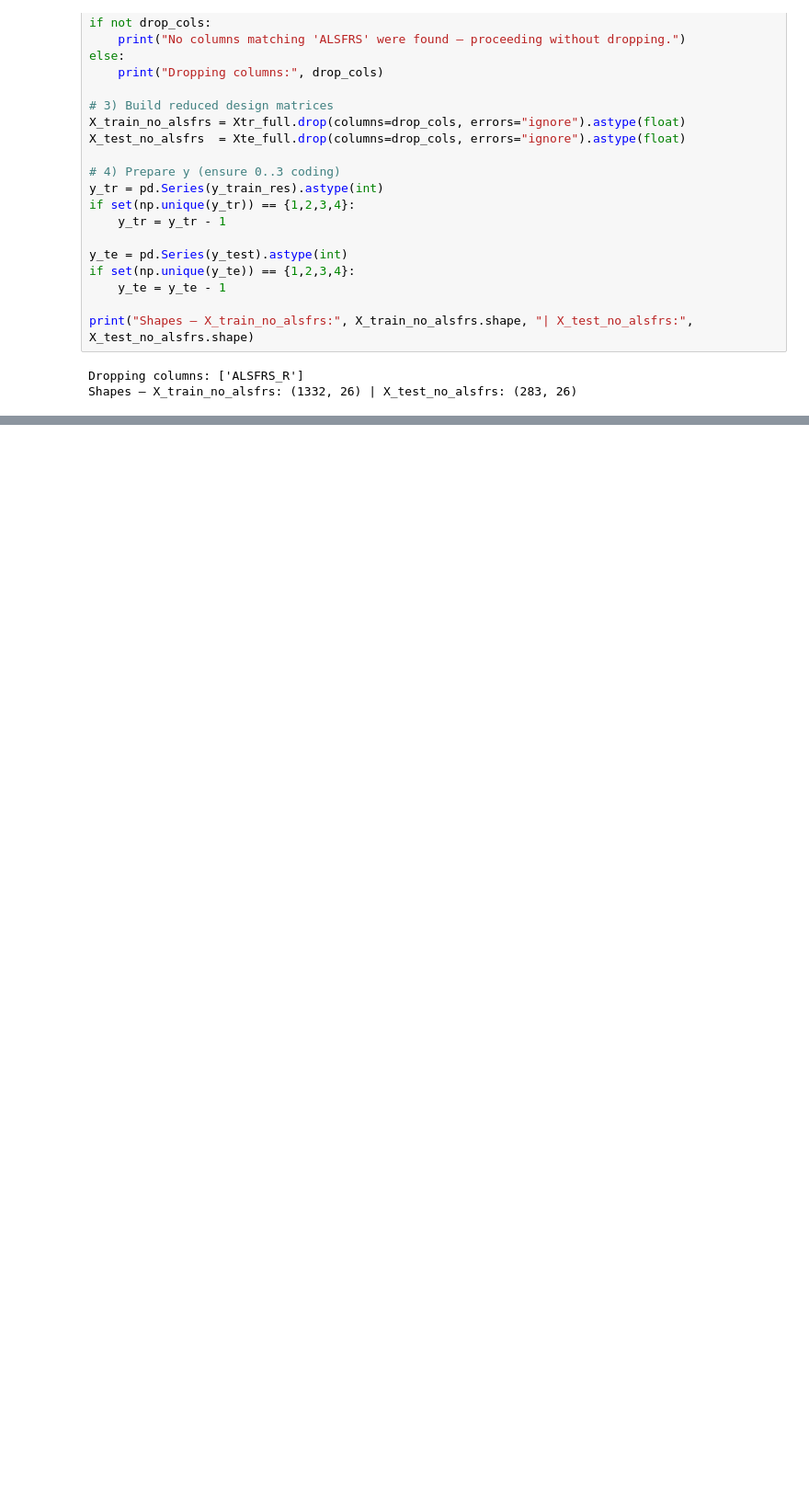
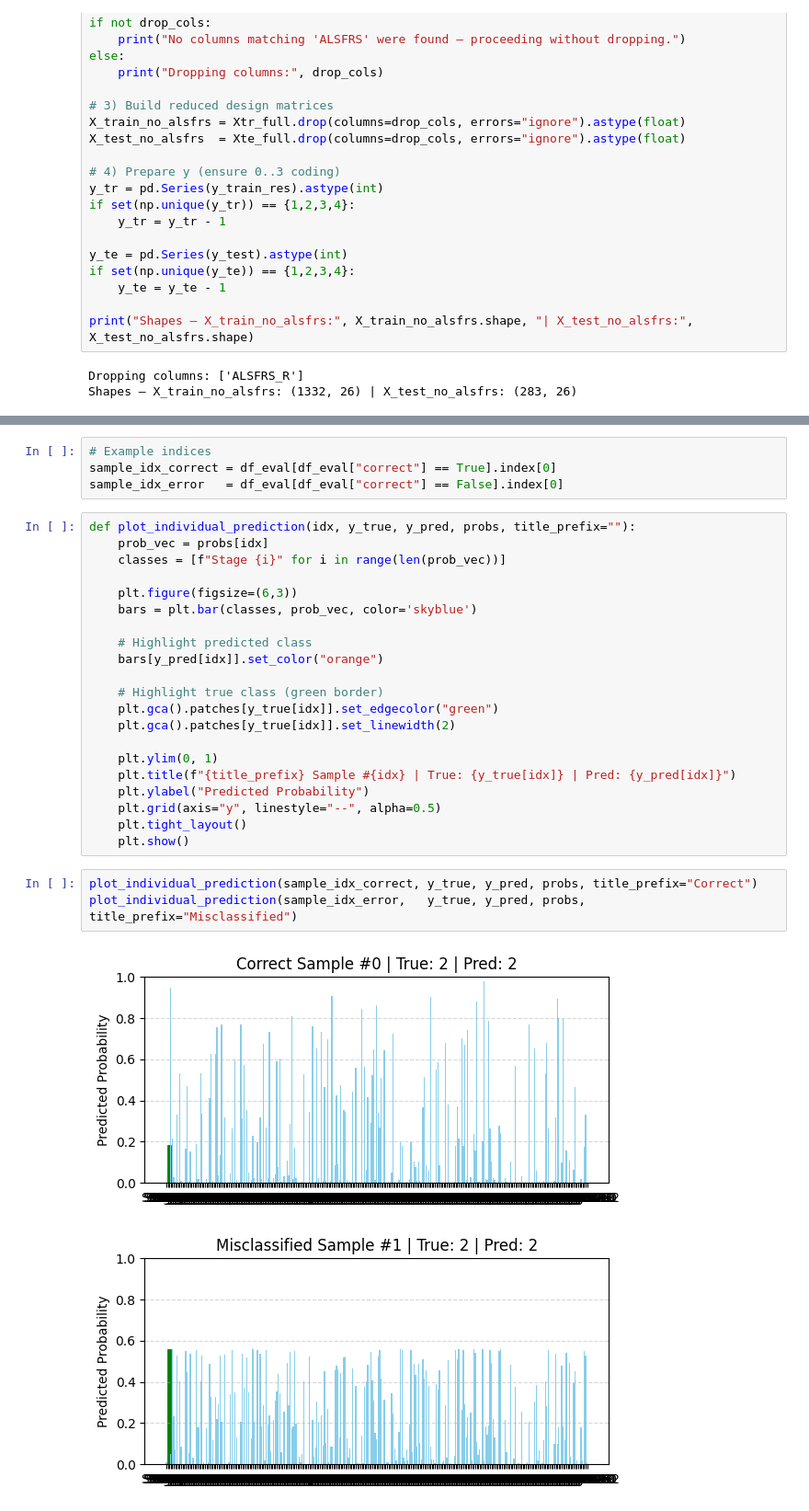
Before and after one commit to FaridRash/Advance-Statistical-Learnin--Semester-3, a Jupyter notebook: Farid/Farid_GLM.ipynb, the cells around one changed output, grey strips where cells are left out. Shown at 92% size. Drawn from its saved outputs; the diff is of its cells as text; blank space fills up the shorter version.

```diff
--- a/Farid/Farid_GLM.ipynb
+++ b/Farid/Farid_GLM.ipynb
@@ -410,0 +546,31 @@ Df Model:                          26
+# %%
+# Example indices
+sample_idx_correct = df_eval[df_eval["correct"] == True].index[0]
+sample_idx_error   = df_eval[df_eval["correct"] == False].index[0]
+# %%
+def plot_individual_prediction(idx, y_true, y_pred, probs, title_prefix=""):
+    prob_vec = probs[idx]
+    classes = [f"Stage {i}" for i in range(len(prob_vec))]
+
+    plt.figure(figsize=(6,3))
+    bars = plt.bar(classes, prob_vec, color='skyblue')
+
+    # Highlight predicted class
+    bars[y_pred[idx]].set_color("orange")
+
+    # Highlight true class (green border)
+    plt.gca().patches[y_true[idx]].set_edgecolor("green")
+    plt.gca().patches[y_true[idx]].set_linewidth(2)
+
+    plt.ylim(0, 1)
+    plt.title(f"{title_prefix} Sample #{idx} | True: {y_true[idx]} | Pred: {y_pred[idx]}")
+    plt.ylabel("Predicted Probability")
+    plt.grid(axis="y", linestyle="--", alpha=0.5)
+    plt.tight_layout()
+    plt.show()
+# %%
+plot_individual_prediction(sample_idx_correct, y_true, y_pred, probs, title_prefix="Correct")
+plot_individual_prediction(sample_idx_error,   y_true, y_pred, probs, title_prefix="Misclassified")
+# %% [output]
+[figure, added]
+[figure, added]
```
Also changed, not shown: parts of 10 cells of this notebook.
